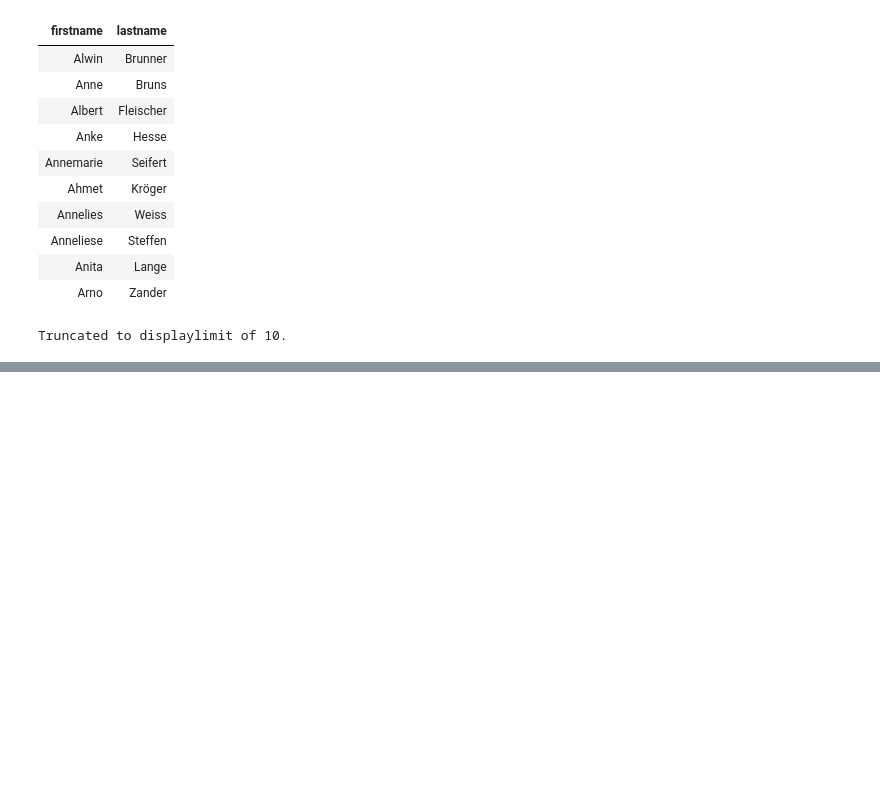
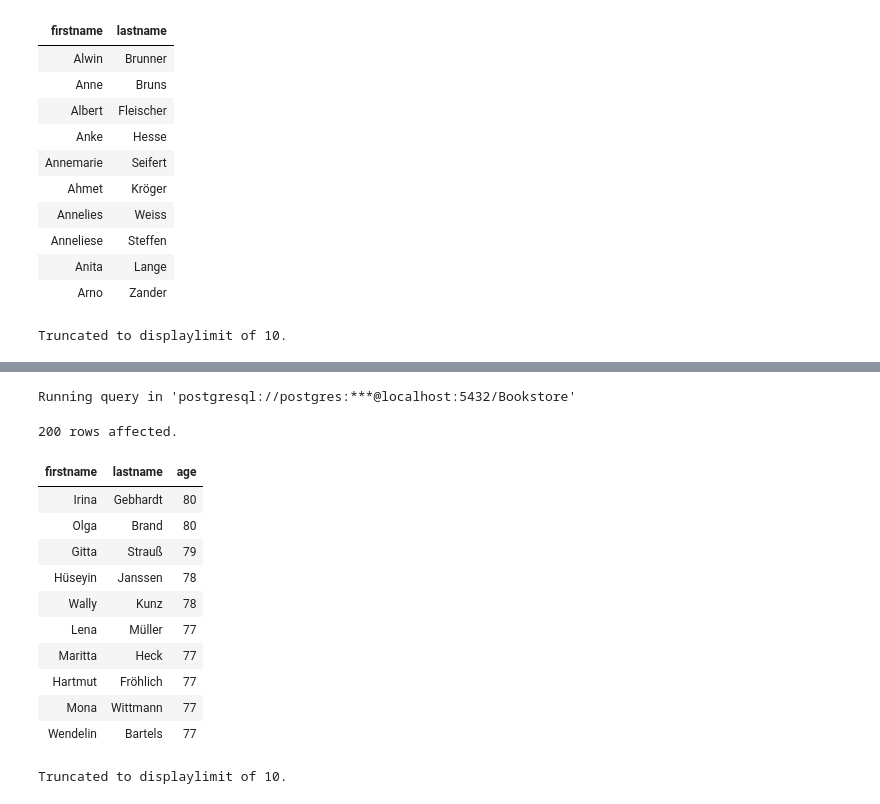
Before and after one commit to Asa1349/Tutorials, a Jupyter notebook: SQL.ipynb, the cells around one changed output, grey strips where cells are left out. Saved outputs shown, nothing was run; the diff lists cells and outputs as text; code cells hidden in the pictures; blank space fills up the shorter version.

```diff
--- a/SQL.ipynb
+++ b/SQL.ipynb
@@ -223,0 +509,22 @@ Truncated to displaylimit of 10.
+# %%
+%%sql
+-- Sort customers by age, oldest first
+
+SELECT firstname, lastname, age
+FROM customers
+ORDER BY age DESC;
+# %% [output]
+Running query in 'postgresql://postgres:***@localhost:5432/Bookstore'
+200 rows affected.
+| firstname | lastname | age |
+| Irina | Gebhardt | 80 |
+| Olga | Brand | 80 |
+| Gitta | Strauß | 79 |
+| Hüseyin | Janssen | 78 |
+| Wally | Kunz | 78 |
+| Lena | Müller | 77 |
+| Maritta | Heck | 77 |
+| Hartmut | Fröhlich | 77 |
+| Mona | Wittmann | 77 |
+| Wendelin | Bartels | 77 |
+Truncated to displaylimit of 10.
```
Also changed, not shown: parts of 33 cells of this notebook.
